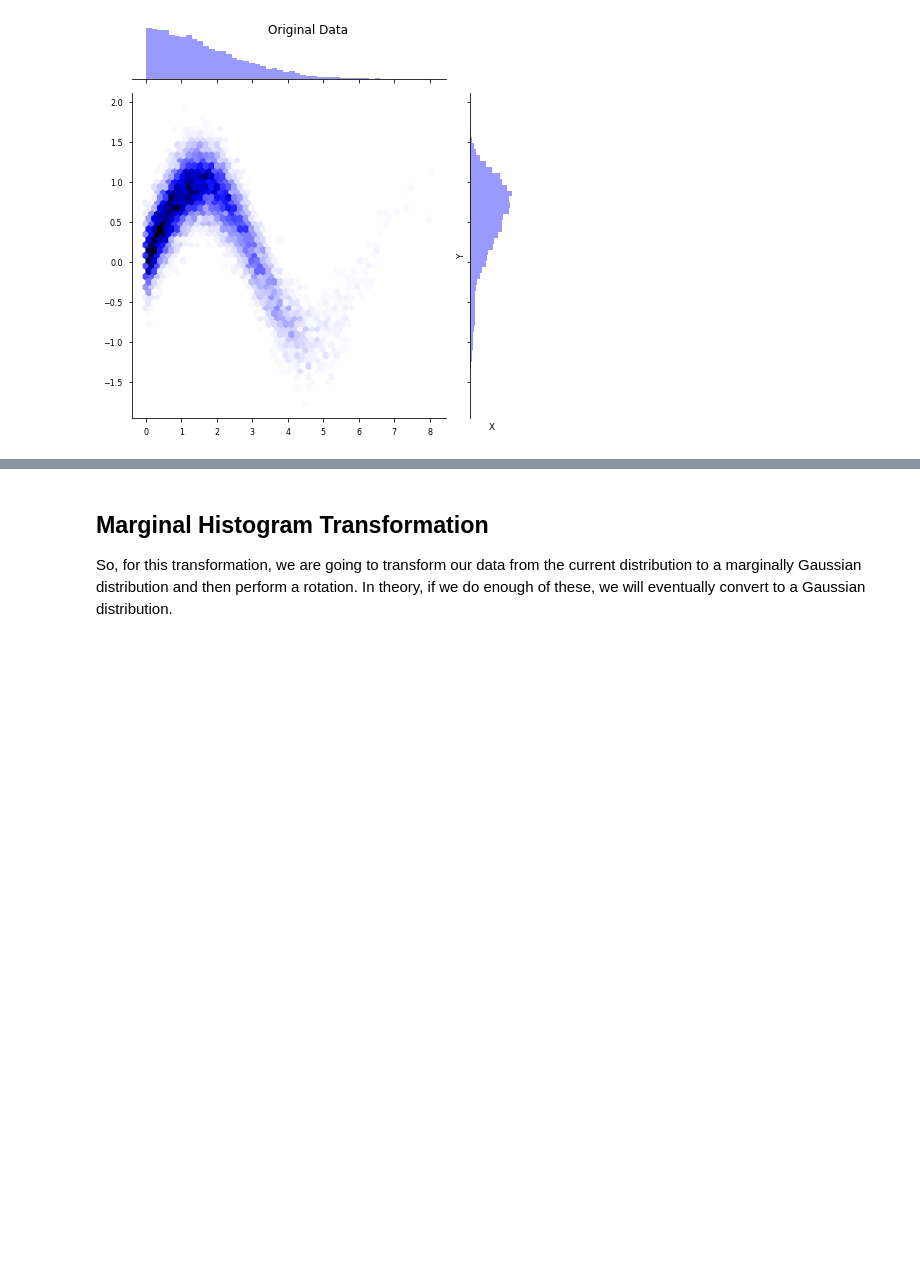
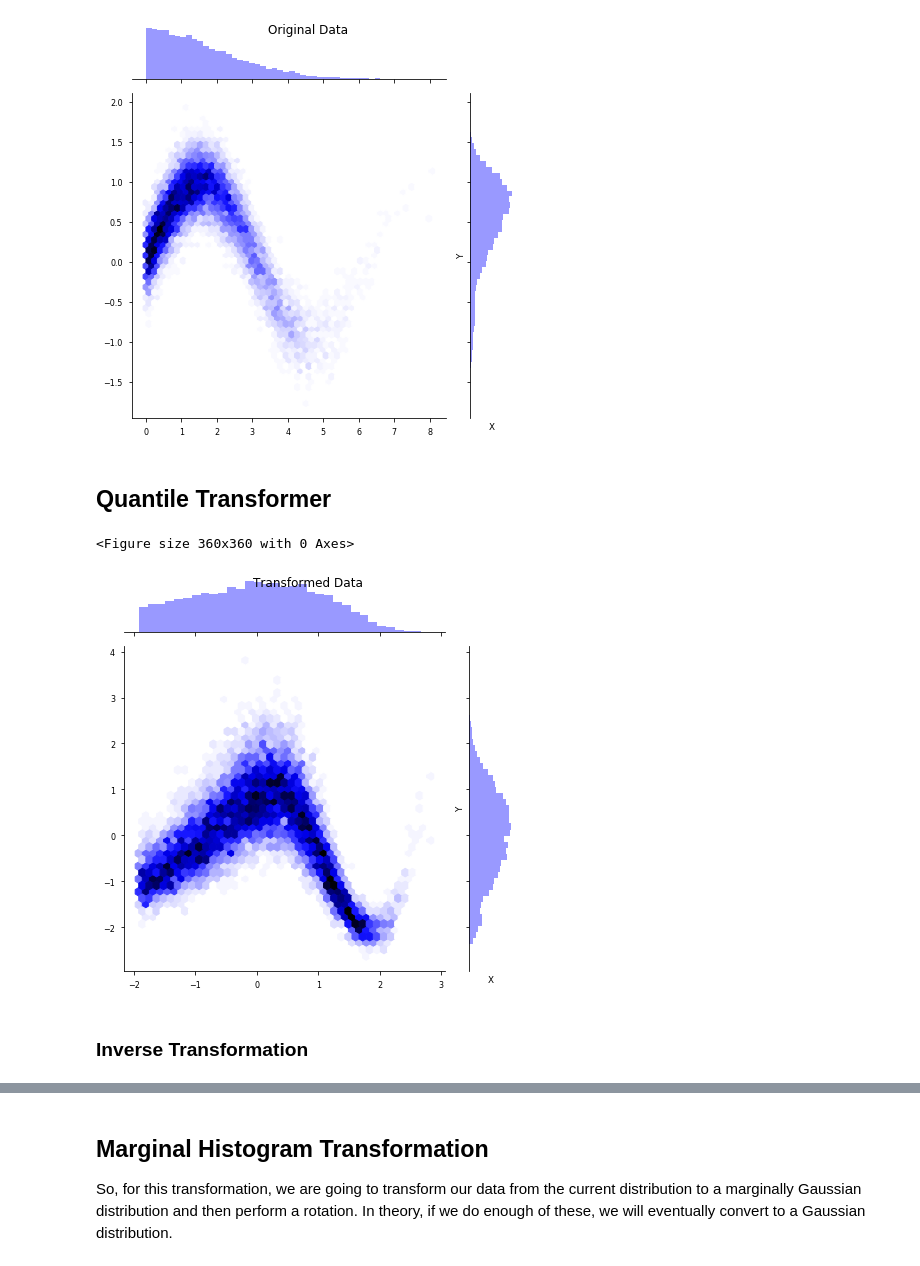
Before and after one commit to IPL-UV/rbig, a Jupyter notebook: notebooks/demo_3_marginal_gaussianization.ipynb, the cells around one changed output, grey strips where cells are left out. Saved outputs shown, nothing was run; the diff lists cells and outputs as text; code cells hidden in the pictures; blank space fills up the shorter version.

```diff
--- a/notebooks/demo_3_marginal_gaussianization.ipynb
+++ b/notebooks/demo_3_marginal_gaussianization.ipynb
@@ -81,3 +82,29 @@ plot_2d_joint(data, title='Original Data')
 # %% [output]
 <Figure size 360x360 with 0 Axes>
 [figure]
+# %% [markdown]
+## Quantile Transformer
+# %%
+# parameters
+n_quantiles = 1_000   # number of bins to do the histogram transform
+subsample = 1e5   # adds some regularization (noise)
+
+# PowerGaussianization
+mg_transformer = PowerGaussianization()
+# # initialize the transformer
+# mg_transformer = QuantileGaussianization(
+#     n_quantiles=n_quantiles,
+#     subsample=subsample
+# )
+# %%
+# fit the transformer to the data
+mg_transformer.fit(data);
+# %%
+data_trans = mg_transformer.transform(data)
+
+plot_2d_joint(data_trans, title='Transformed Data')
+# %% [output]
+<Figure size 360x360 with 0 Axes>
+[figure, added]
+# %% [markdown]
+### Inverse Transformation
```
Also changed, not shown: parts of 17 cells of this notebook, 7 other files.
